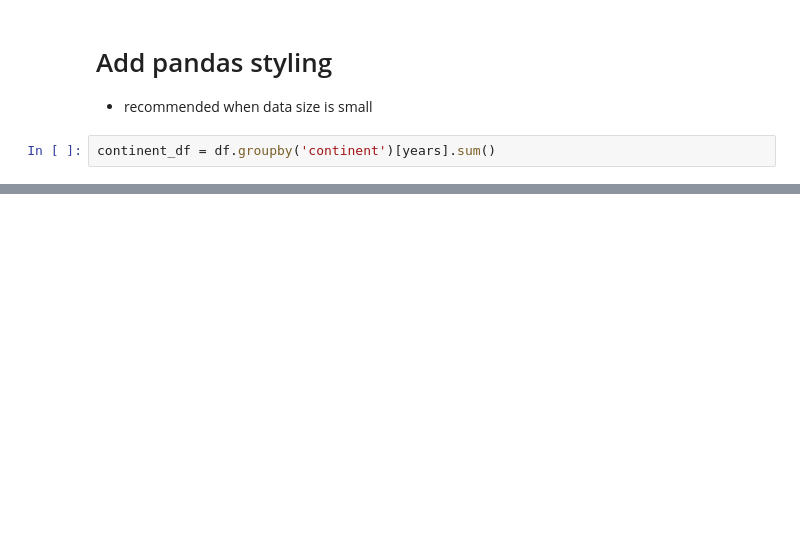
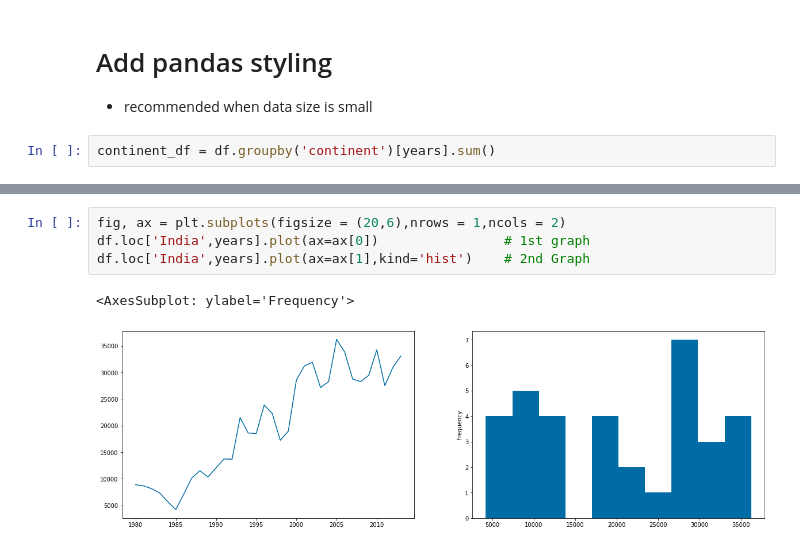
Before and after one commit to RayanAhmed2000/Python-with-DS---Digipodium, a Jupyter notebook: Data Science/data_analytics4.ipynb, the cells around one changed output, grey strips where cells are left out. Saved outputs shown, nothing was run; the diff lists cells and outputs as text; blank space fills up the shorter version.

```diff
--- a/Data Science/data_analytics4.ipynb
+++ b/Data Science/data_analytics4.ipynb
@@ -200,0 +254,7 @@ continent_df.style.text_gradient(cmap='rainbow')
+# %%
+fig, ax = plt.subplots(figsize = (20,6),nrows = 1,ncols = 2)
+df.loc['India',years].plot(ax=ax[0])                # 1st graph
+df.loc['India',years].plot(ax=ax[1],kind='hist')    # 2nd Graph
+# %% [output]
+<AxesSubplot: ylabel='Frequency'>
+[figure, added]
```
Also changed, not shown: parts of 31 cells of this notebook, 1 other file.
